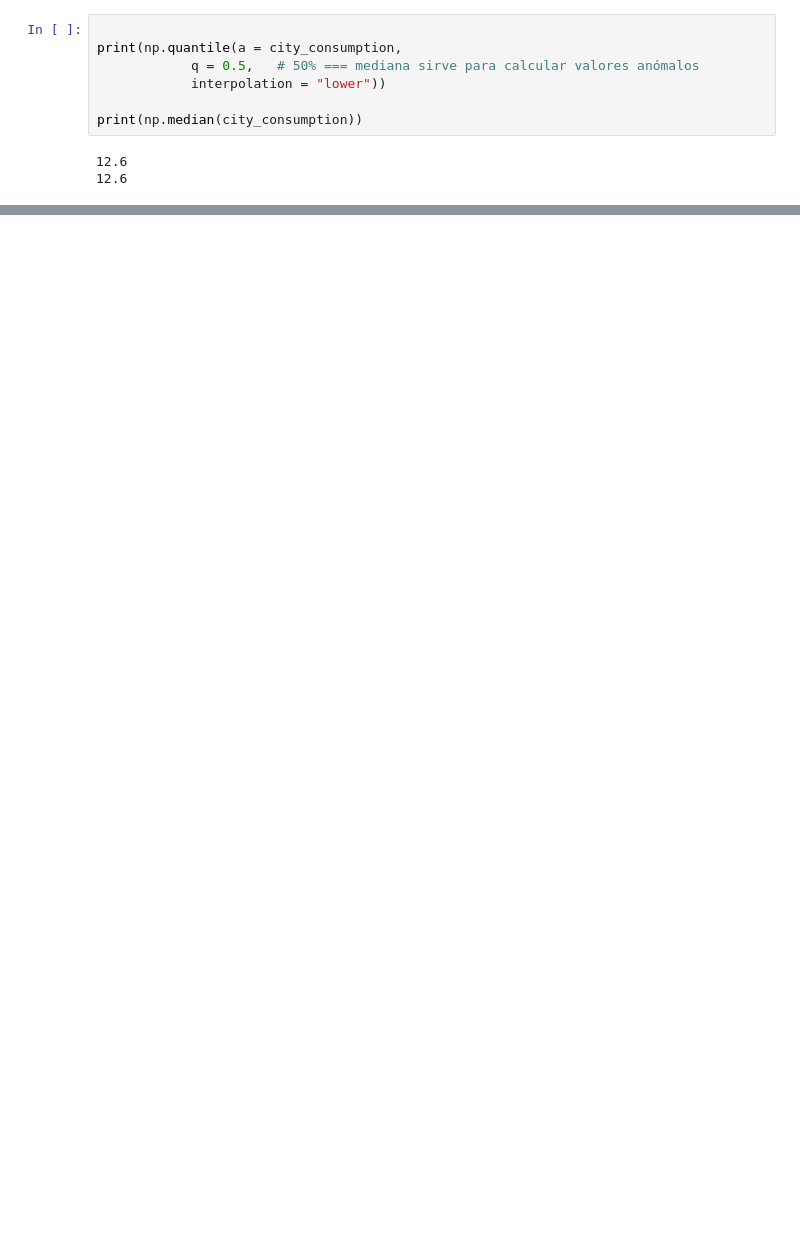
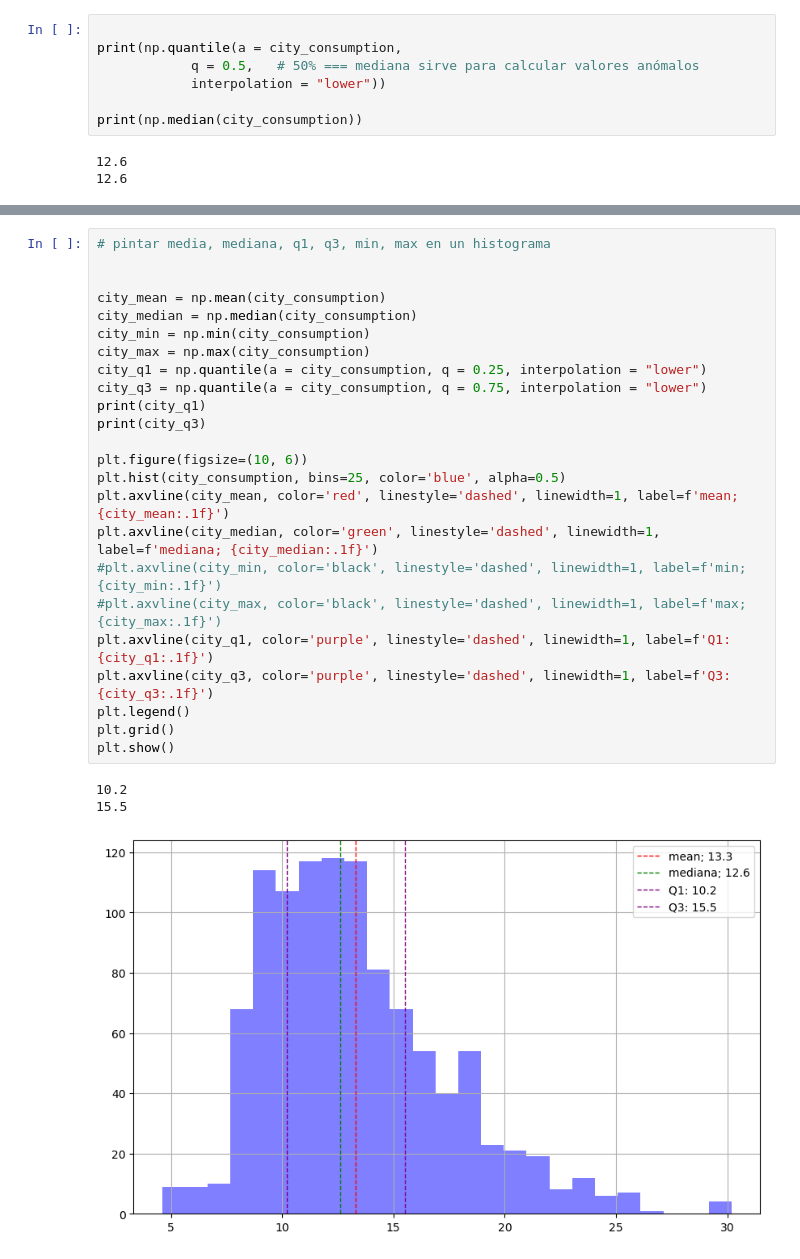
Before and after one commit to CaroliCosas/Bootcamp_Data_Science, a Jupyter notebook: mod2-estudio-matematicas-y-estadistica-main/01.Estudio Ejercicios/05.numpy_estadisticas.ipynb, the cells around one changed output, grey strips where cells are left out. Cells and saved outputs as stored; diff of their text form; blank space fills up the shorter version.

```diff
--- a/mod2-estudio-matematicas-y-estadistica-main/01.Estudio Ejercicios/05.numpy_estadisticas.ipynb
+++ b/mod2-estudio-matematicas-y-estadistica-main/01.Estudio Ejercicios/05.numpy_estadisticas.ipynb
@@ -135,0 +172,28 @@ print(np.quantile(a = city_consumption,
+# %%
+# pintar media, mediana, q1, q3, min, max en un histograma
+
+
+city_mean = np.mean(city_consumption)
+city_median = np.median(city_consumption)
+city_min = np.min(city_consumption)
+city_max = np.max(city_consumption)
+city_q1 = np.quantile(a = city_consumption, q = 0.25, interpolation = "lower")
+city_q3 = np.quantile(a = city_consumption, q = 0.75, interpolation = "lower")
+print(city_q1)
+print(city_q3)
+
+plt.figure(figsize=(10, 6))
+plt.hist(city_consumption, bins=25, color='blue', alpha=0.5)
+plt.axvline(city_mean, color='red', linestyle='dashed', linewidth=1, label=f'mean; {city_mean:.1f}')
+plt.axvline(city_median, color='green', linestyle='dashed', linewidth=1, label=f'mediana; {city_median:.1f}')
+#plt.axvline(city_min, color='black', linestyle='dashed', linewidth=1, label=f'min; {city_min:.1f}')
+#plt.axvline(city_max, color='black', linestyle='dashed', linewidth=1, label=f'max; {city_max:.1f}')
+plt.axvline(city_q1, color='purple', linestyle='dashed', linewidth=1, label=f'Q1: {city_q1:.1f}')
+plt.axvline(city_q3, color='purple', linestyle='dashed', linewidth=1, label=f'Q3: {city_q3:.1f}')
+plt.legend()
+plt.grid()
+plt.show()
+# %% [output]
+10.2
+15.5
+[figure, added]
```
Also changed, not shown: parts of 15 cells of this notebook, 1 other file.
